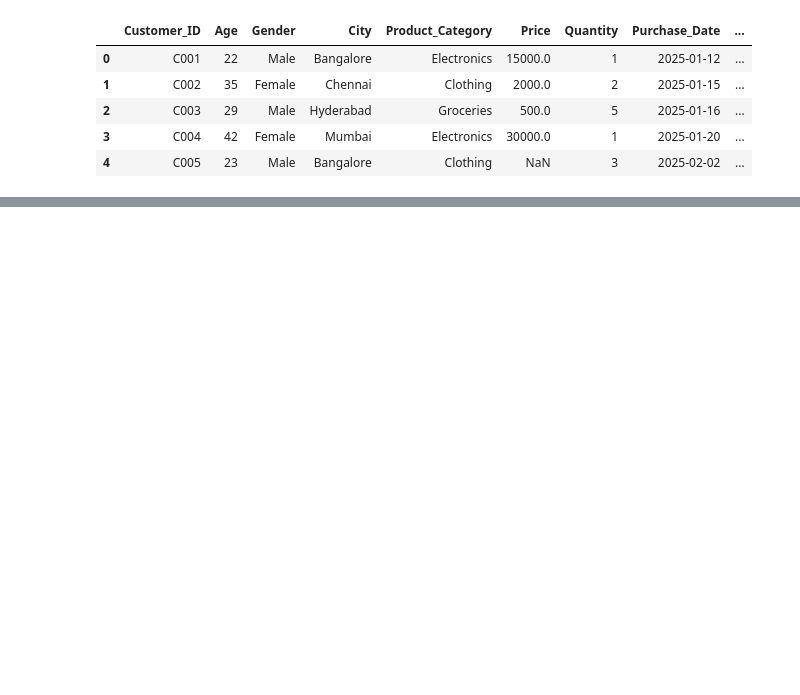
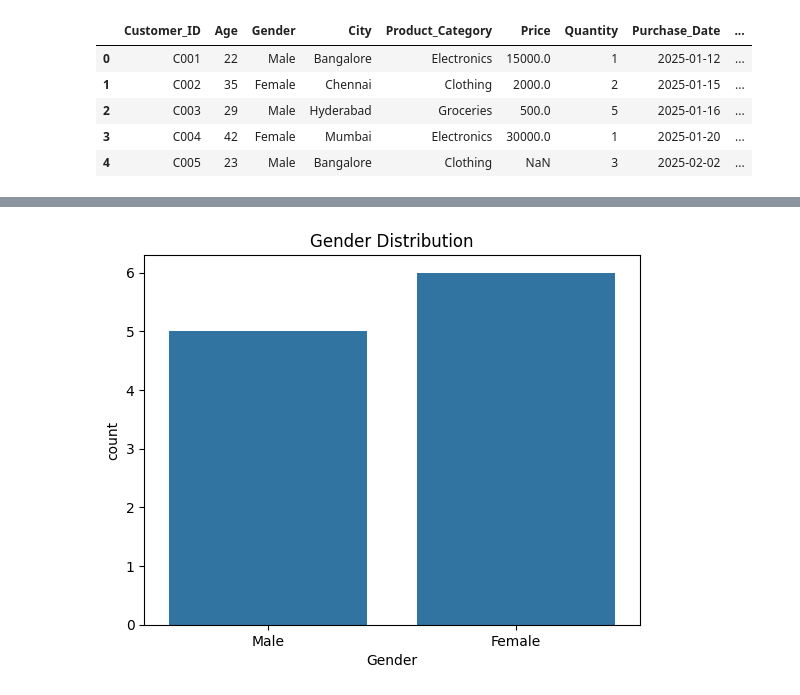
Before and after one commit to nishanthshekar2813-lgtm/-Retail-Cleaning-Project, a Jupyter notebook: notebook_3/Task3_EDA.ipynb, the cells around one changed output, grey strips where cells are left out. Cells and saved outputs as stored; diff of their text form; code cells hidden in the pictures; blank space fills up the shorter version.

```diff
--- a/notebook_3/Task3_EDA.ipynb
+++ b/notebook_3/Task3_EDA.ipynb
@@ -15,0 +68,6 @@ df.head()
+# %%
+sns.countplot(x='Gender', data=df)
+plt.title("Gender Distribution")
+plt.show()
+# %% [output]
+[figure, added]
```
Also changed, not shown: parts of 11 cells of this notebook, 1 other file.
